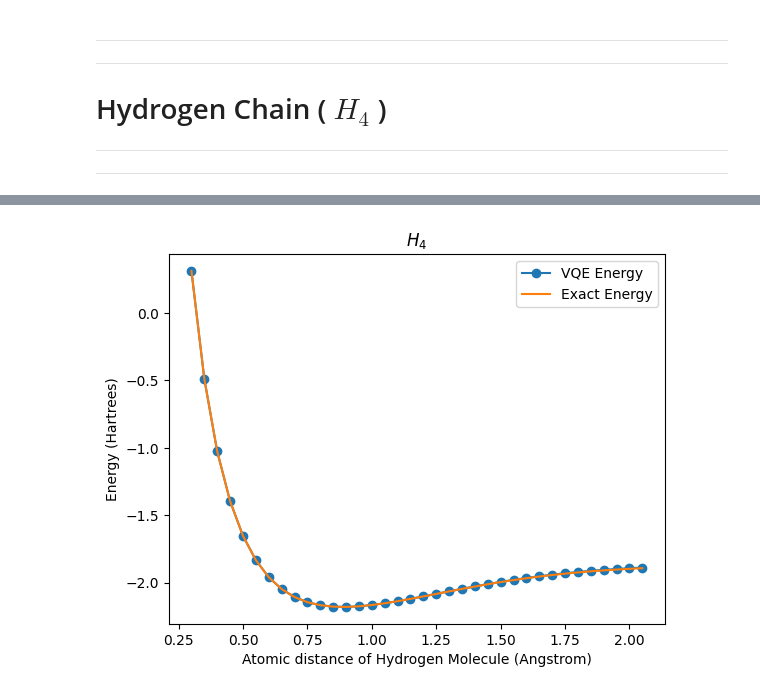
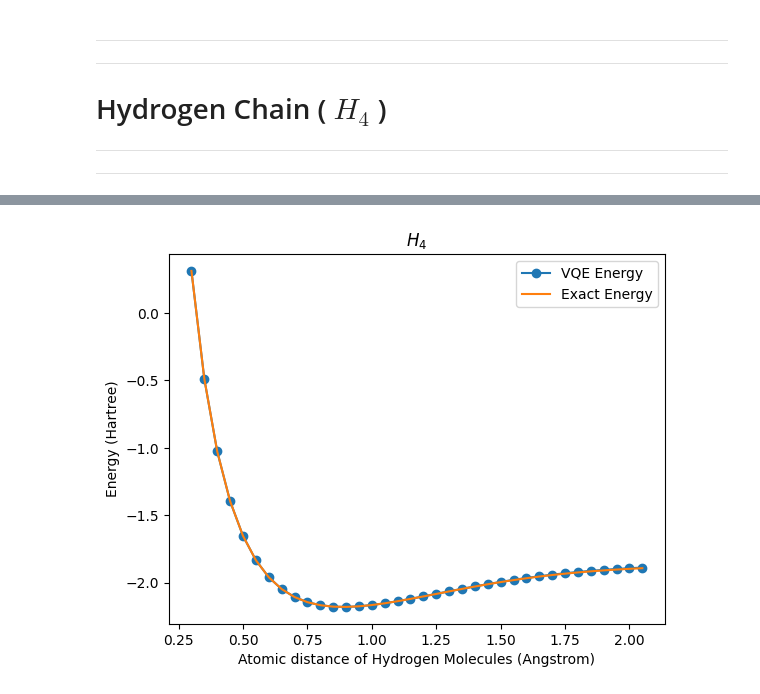
Before and after one commit to Omid-Hassasfar/QIran-s-QProject-101_05-VQE, a Jupyter notebook: 3_VQE_H4_Chain.ipynb, the cells around one changed output, grey strips where cells are left out. Drawn from its saved outputs; the diff is of its cells as text; code cells hidden in the pictures.

```diff
--- a/3_VQE_H4_Chain.ipynb
+++ b/3_VQE_H4_Chain.ipynb
@@ -137,10 +137,10 @@ Wall time: 8min 12s
 # %%
 plt.plot(distances, vqe_energies , 'o-'  , label="VQE Energy")
 plt.plot(distances, exact_energies, label="Exact Energy")
-plt.xlabel("Atomic distance of Hydrogen Molecule (Angstrom)")
-plt.ylabel("Energy (Hartrees)")
+plt.xlabel("Atomic distance of Hydrogen Molecules (Angstrom)")
+plt.ylabel("Energy (Hartree)")
 plt.title('$H_4$')
 plt.legend()
 plt.show()
 # %% [output]
-[figure, old version]
+[figure, new version]
```
Also changed, not shown: parts of 1 cell of this notebook.
